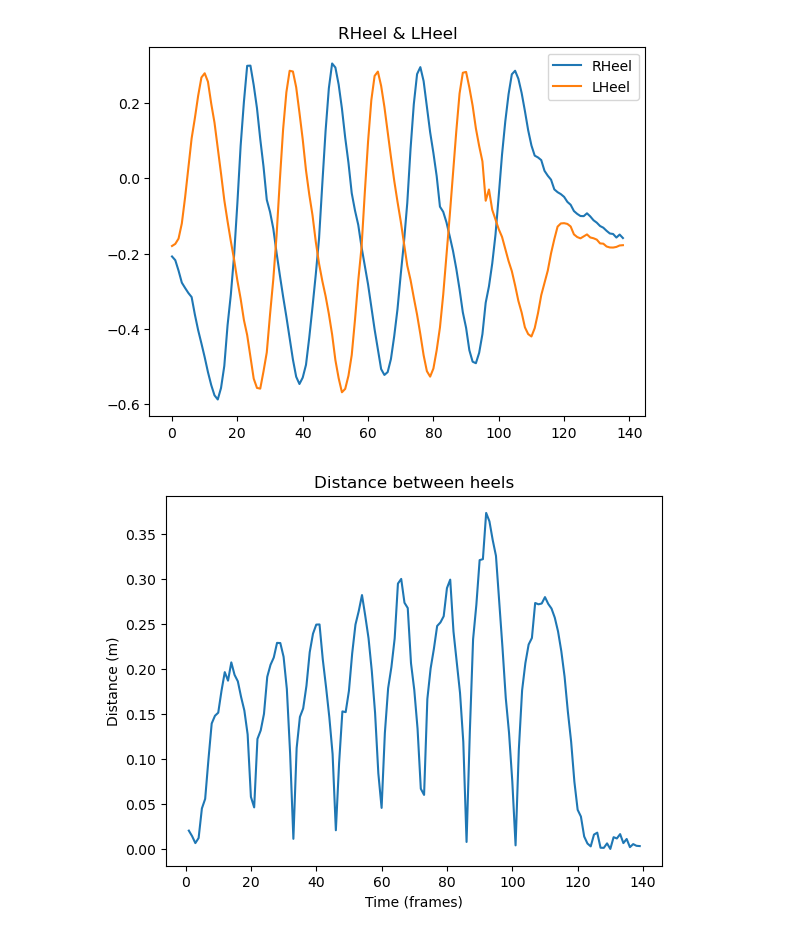
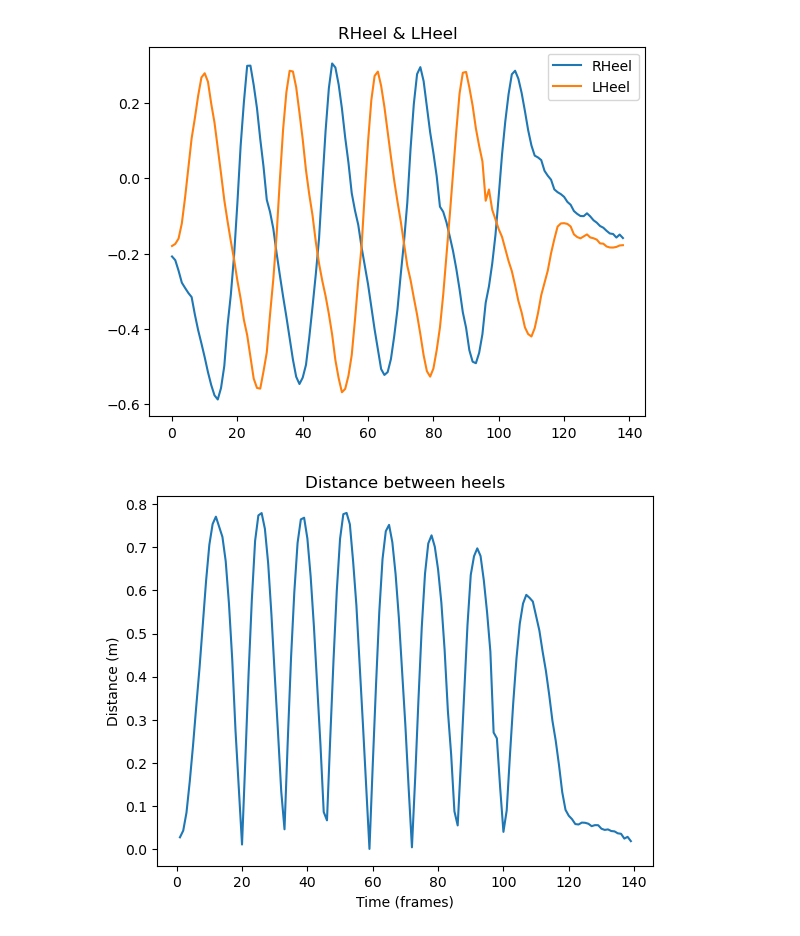
Before and after one commit to hrapek/Biomechanics, a Jupyter notebook: visualizations.ipynb, the cells around one changed output. Saved outputs shown, nothing was run; the diff lists cells and outputs as text; code cells hidden in the pictures.

```diff
--- a/visualizations.ipynb
+++ b/visualizations.ipynb
@@ -304,0 +9,13 @@ FileNotFoundError: [Errno 2] No such file or directory: 'pickles/demo_normal_ath
+# %%
+video_file = 'videos/PHALP_Athletic_Male.mp4'
+
+data = {}
+data['demo_Athletic_Male'] = joblib.load('videos/demo_Athletic_Male.pkl')
+
+tracklets_dict = {}
+
+for video_name, video_result in data.items():
+    tracklets_dict[video_name] = extract_joints(video_result)
+
+print(tracklets_dict['demo_Athletic_Male'].keys())
+tracklet = tracklets_dict['demo_Athletic_Male']
@@ -342,16 +49,16 @@ plot_joints_trajectory(tracklet, person_id, joint_list, dim)
 [figure]
 # %%
 # Data
-left_heel = tracklet[0]['LHeel'][2]
-right_heel = tracklet[0]['RHeel'][2]
+left_heel = tracklet[1]['LHeel'][0]
+right_heel = tracklet[1]['RHeel'][0]
 time_frames = np.arange(len(left_heel)) + 1
 
 heel_distance = np.absolute(np.subtract(left_heel, right_heel))
 plt.plot(time_frames, heel_distance)
 plt.title('Distance between heels')
 plt.xlabel('Time (frames)')
 plt.ylabel('Distance (m)')
 plt.show()
 # %% [output]
-[figure, old version]
+[figure, new version]
 # %%
```
Also changed, not shown: parts of 9 cells of this notebook, 2 other files.
